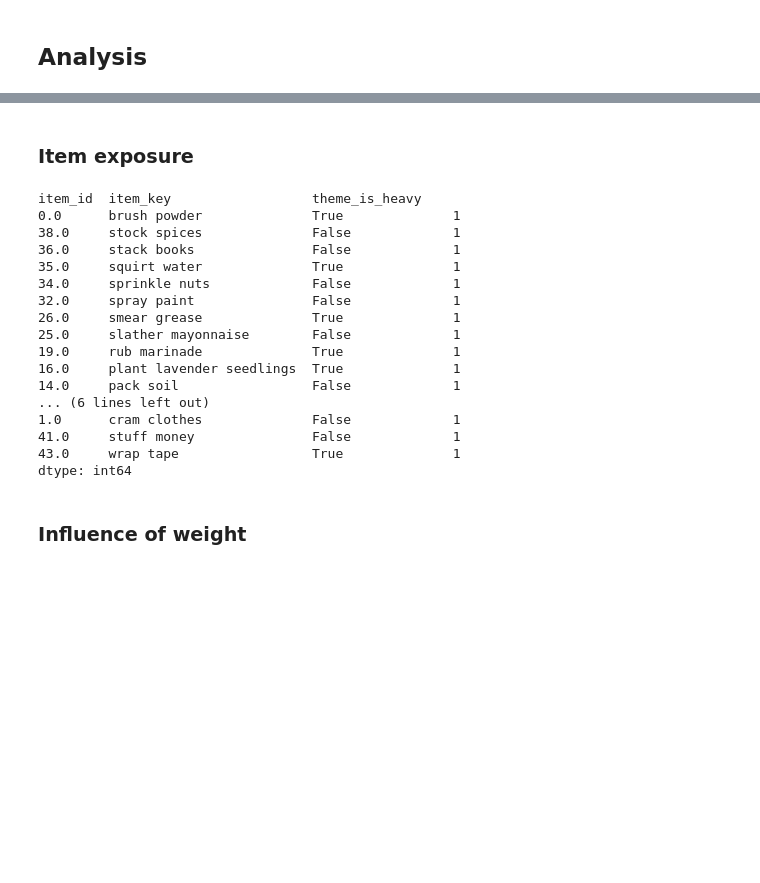
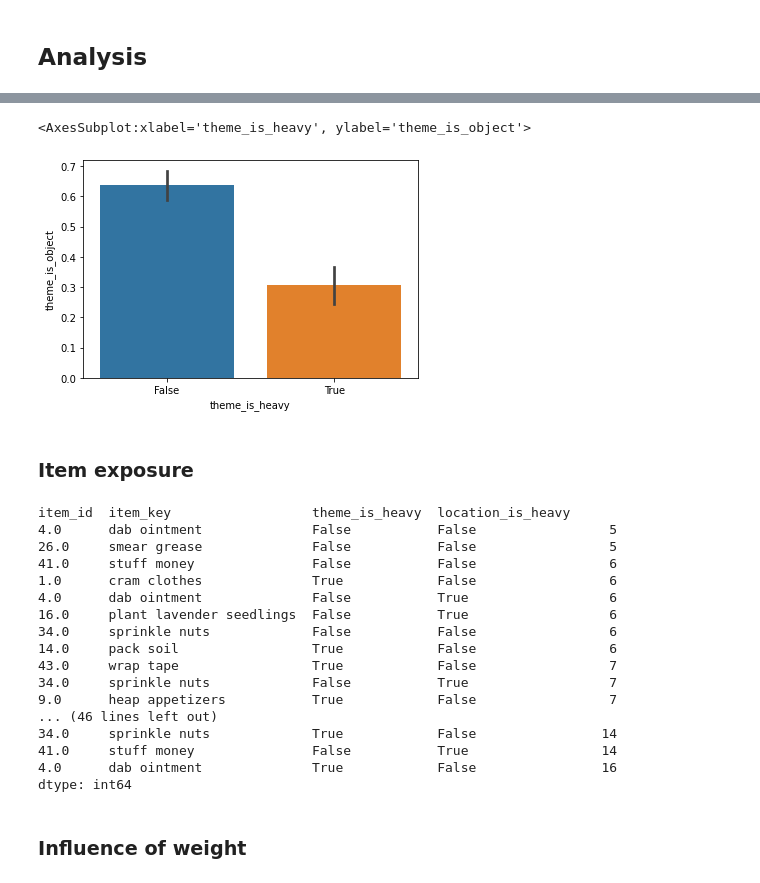
Before and after one commit to hans/explaining, a Jupyter notebook: notebooks/06_production_spray-load-weight/00 preprocess.ipynb, the cells around one changed output, grey strips where cells are left out. Cells and saved outputs as stored; diff of their text form; code cells hidden in the pictures; blank space fills up the shorter version.

```diff
--- a/notebooks/06_production_spray-load-weight/00 preprocess.ipynb
+++ b/notebooks/06_production_spray-load-weight/00 preprocess.ipynb
@@ -244,25 +340,30 @@ sns.barplot(data=exp_items.reset_index(), y="match")
+# %%
+sns.barplot(data=exp_items.reset_index(), x="theme_is_heavy", y="theme_is_object")
+# %% [output]
+<AxesSubplot:xlabel='theme_is_heavy', ylabel='theme_is_object'>
+[figure, added]
 # %% [markdown]
 ### Item exposure
 # %%
 merged_df[merged_df.condition_0 != "filler"] \
-    .groupby(["item_id", "item_key", "theme_is_heavy"]).size().sort_values()
+    .groupby(["item_id", "item_key", "theme_is_heavy", "location_is_heavy"]).size().sort_values()
 # %% [output]
-item_id  item_key                  theme_is_heavy
-0.0      brush powder              True              1
-38.0     stock spices              False             1
-36.0     stack books               False             1
-35.0     squirt water              True              1
-34.0     sprinkle nuts             False             1
-32.0     spray paint               False             1
-26.0     smear grease              True              1
-25.0     slather mayonnaise        False             1
-19.0     rub marinade              True              1
-16.0     plant lavender seedlings  True              1
-14.0     pack soil                 False             1
-... (6 lines left out)
-1.0      cram clothes              False             1
-41.0     stuff money               False             1
-43.0     wrap tape                 True              1
+item_id  item_key                  theme_is_heavy  location_is_heavy
+4.0      dab ointment              False           False                 5
+26.0     smear grease              False           False                 5
+41.0     stuff money               False           False                 6
+1.0      cram clothes              True            False                 6
+4.0      dab ointment              False           True                  6
+16.0     plant lavender seedlings  False           True                  6
+34.0     sprinkle nuts             False           False                 6
+14.0     pack soil                 True            False                 6
+43.0     wrap tape                 True            False                 7
+34.0     sprinkle nuts             False           True                  7
+9.0      heap appetizers           True            False                 7
+... (46 lines left out)
+34.0     sprinkle nuts             True            False                14
+41.0     stuff money               False           True                 14
+4.0      dab ointment              True            False                16
 dtype: int64
 # %% [markdown]
 ### Influence of weight
```
Also changed, not shown: parts of 36 cells of this notebook, 15 other files.
